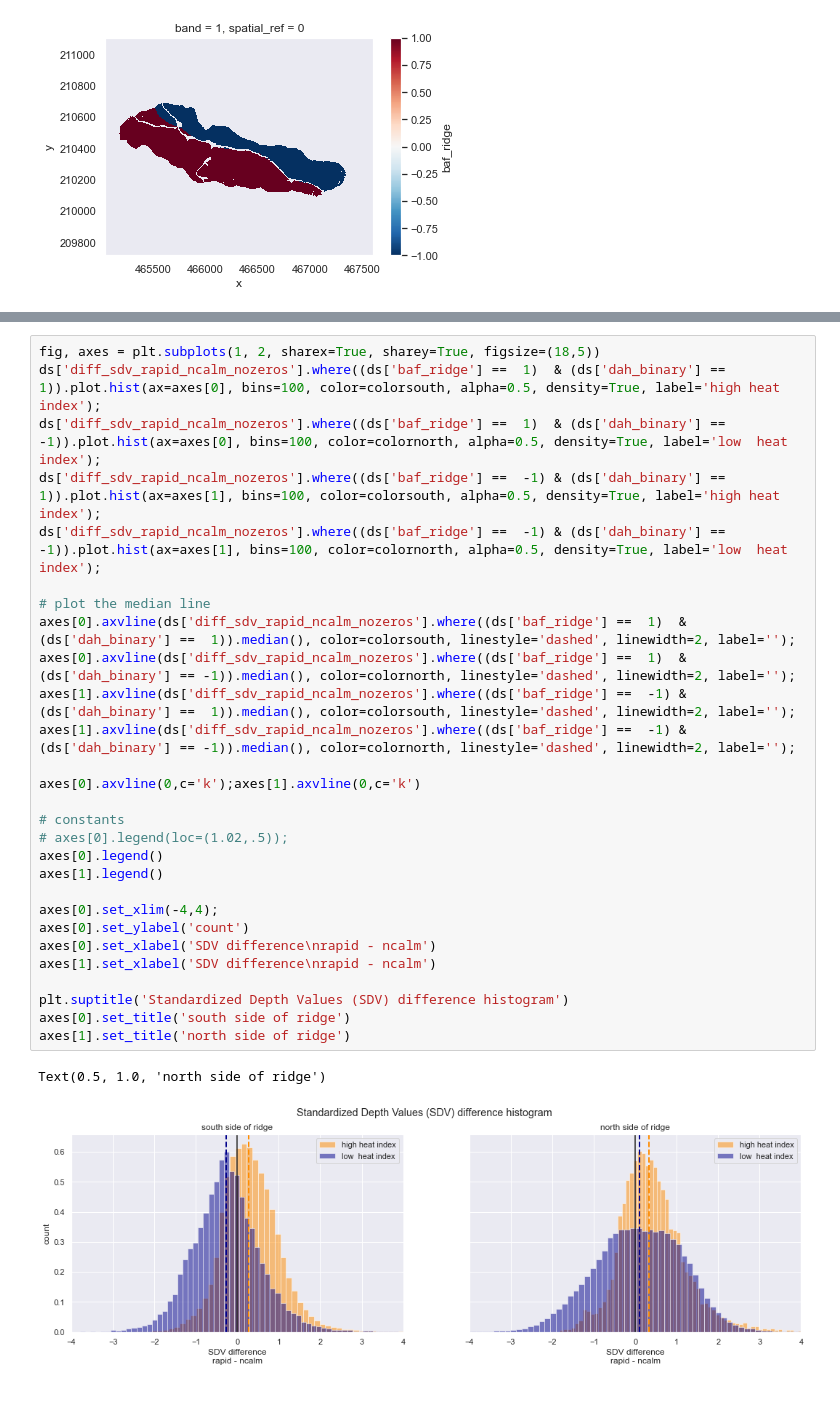
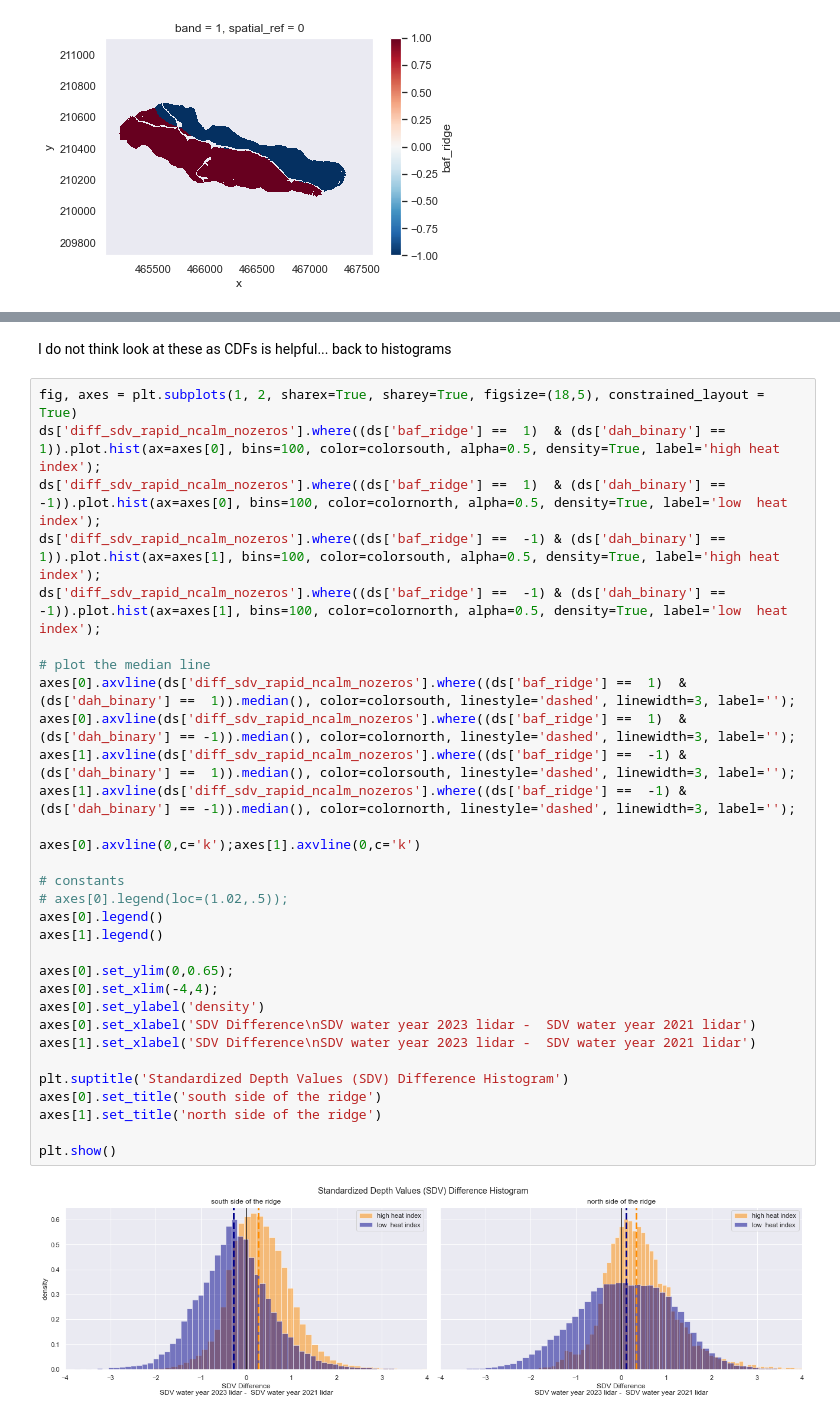
Before and after one commit to cassielumbrazo/CER_raster_analysis, a Jupyter notebook: 8_svd_b.ipynb, the cells around one changed output, grey strips where cells are left out. Saved outputs shown, nothing was run; the diff lists cells and outputs as text.

```diff
--- a/8_svd_b.ipynb
+++ b/8_svd_b.ipynb
@@ -230,31 +300,35 @@ plt.show()
+# %% [markdown]
+I do not think look at these as CDFs is helpful... back to histograms
 # %%
-fig, axes = plt.subplots(1, 2, sharex=True, sharey=True, figsize=(18,5))
+fig, axes = plt.subplots(1, 2, sharex=True, sharey=True, figsize=(18,5), constrained_layout = True)
 ds['diff_sdv_rapid_ncalm_nozeros'].where((ds['baf_ridge'] ==  1)  & (ds['dah_binary'] ==  1)).plot.hist(ax=axes[0], bins=100, color=colorsouth, alpha=0.5, density=True, label='high heat index');
 ds['diff_sdv_rapid_ncalm_nozeros'].where((ds['baf_ridge'] ==  1)  & (ds['dah_binary'] == -1)).plot.hist(ax=axes[0], bins=100, color=colornorth, alpha=0.5, density=True, label='low  heat index');
 ds['diff_sdv_rapid_ncalm_nozeros'].where((ds['baf_ridge'] ==  -1) & (ds['dah_binary'] ==  1)).plot.hist(ax=axes[1], bins=100, color=colorsouth, alpha=0.5, density=True, label='high heat index');
 ds['diff_sdv_rapid_ncalm_nozeros'].where((ds['baf_ridge'] ==  -1) & (ds['dah_binary'] == -1)).plot.hist(ax=axes[1], bins=100, color=colornorth, alpha=0.5, density=True, label='low  heat index');
 
 # plot the median line
-axes[0].axvline(ds['diff_sdv_rapid_ncalm_nozeros'].where((ds['baf_ridge'] ==  1)  & (ds['dah_binary'] ==  1)).median(), color=colorsouth, linestyle='dashed', linewidth=2, label='');
-axes[0].axvline(ds['diff_sdv_rapid_ncalm_nozeros'].where((ds['baf_ridge'] ==  1)  & (ds['dah_binary'] == -1)).median(), color=colornorth, linestyle='dashed', linewidth=2, label='');
-axes[1].axvline(ds['diff_sdv_rapid_ncalm_nozeros'].where((ds['baf_ridge'] ==  -1) & (ds['dah_binary'] ==  1)).median(), color=colorsouth, linestyle='dashed', linewidth=2, label='');
-axes[1].axvline(ds['diff_sdv_rapid_ncalm_nozeros'].where((ds['baf_ridge'] ==  -1) & (ds['dah_binary'] == -1)).median(), color=colornorth, linestyle='dashed', linewidth=2, label='');
+axes[0].axvline(ds['diff_sdv_rapid_ncalm_nozeros'].where((ds['baf_ridge'] ==  1)  & (ds['dah_binary'] ==  1)).median(), color=colorsouth, linestyle='dashed', linewidth=3, label='');
+axes[0].axvline(ds['diff_sdv_rapid_ncalm_nozeros'].where((ds['baf_ridge'] ==  1)  & (ds['dah_binary'] == -1)).median(), color=colornorth, linestyle='dashed', linewidth=3, label='');
+axes[1].axvline(ds['diff_sdv_rapid_ncalm_nozeros'].where((ds['baf_ridge'] ==  -1) & (ds['dah_binary'] ==  1)).median(), color=colorsouth, linestyle='dashed', linewidth=3, label='');
+axes[1].axvline(ds['diff_sdv_rapid_ncalm_nozeros'].where((ds['baf_ridge'] ==  -1) & (ds['dah_binary'] == -1)).median(), color=colornorth, linestyle='dashed', linewidth=3, label='');
 
 axes[0].axvline(0,c='k');axes[1].axvline(0,c='k')
 
 # constants
 # axes[0].legend(loc=(1.02,.5));
 axes[0].legend()
 axes[1].legend()
 
+axes[0].set_ylim(0,0.65);
 axes[0].set_xlim(-4,4);
-axes[0].set_ylabel('count')
-axes[0].set_xlabel('SDV difference\nrapid - ncalm')
-axes[1].set_xlabel('SDV difference\nrapid - ncalm')
+axes[0].set_ylabel('density')
+axes[0].set_xlabel('SDV Difference\nSDV water year 2023 lidar -  SDV water year 2021 lidar')
+axes[1].set_xlabel('SDV Difference\nSDV water year 2023 lidar -  SDV water year 2021 lidar')
 
-plt.suptitle('Standardized Depth Values (SDV) difference histogram')
-axes[0].set_title('south side of ridge')
-axes[1].set_title('north side of ridge')
+plt.suptitle('Standardized Depth Values (SDV) Difference Histogram')
+axes[0].set_title('south side of the ridge')
+axes[1].set_title('north side of the ridge')
+
+plt.show()
 # %% [output]
-Text(0.5, 1.0, 'north side of ridge')
-[figure, old version]
+[figure, new version]
```
Also changed, not shown: parts of 15 cells of this notebook, 2 other files.
